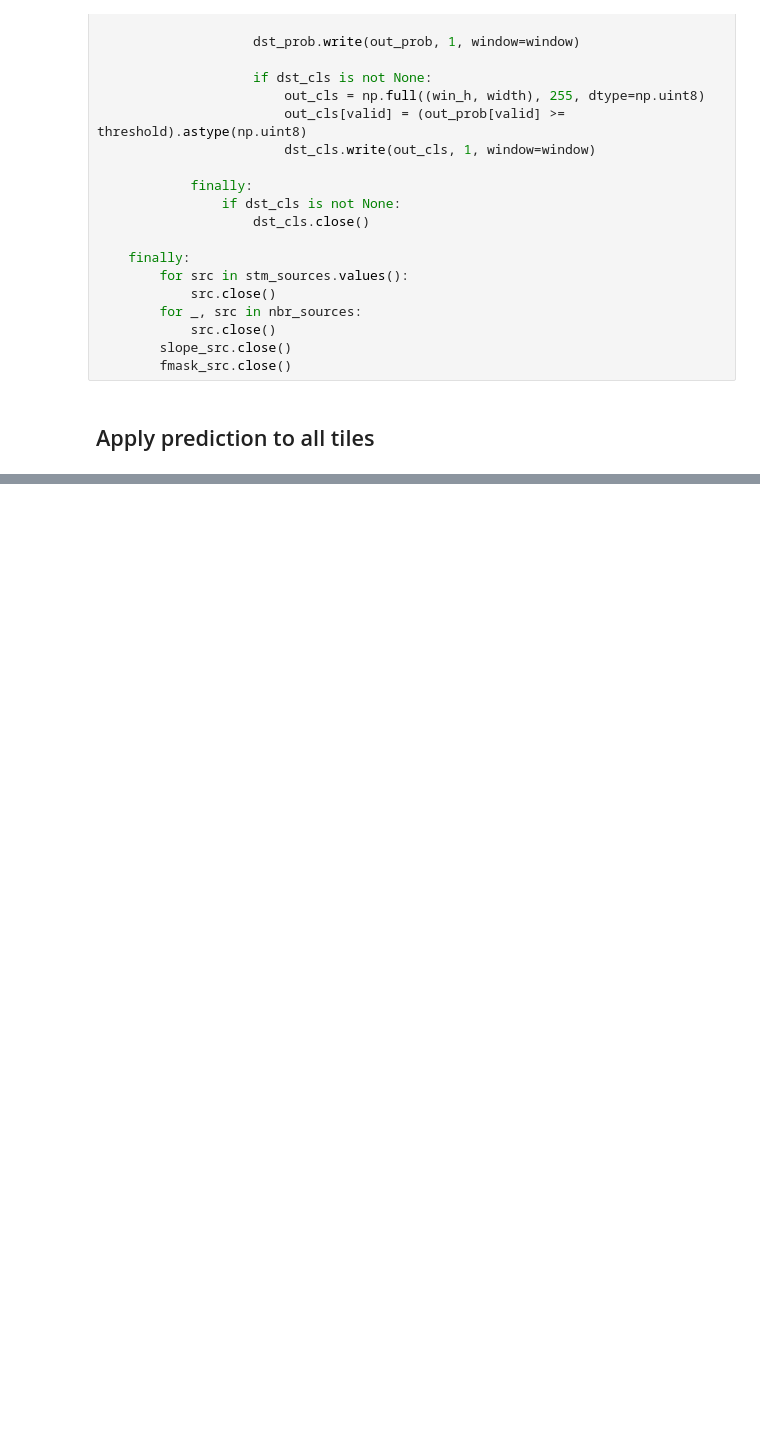
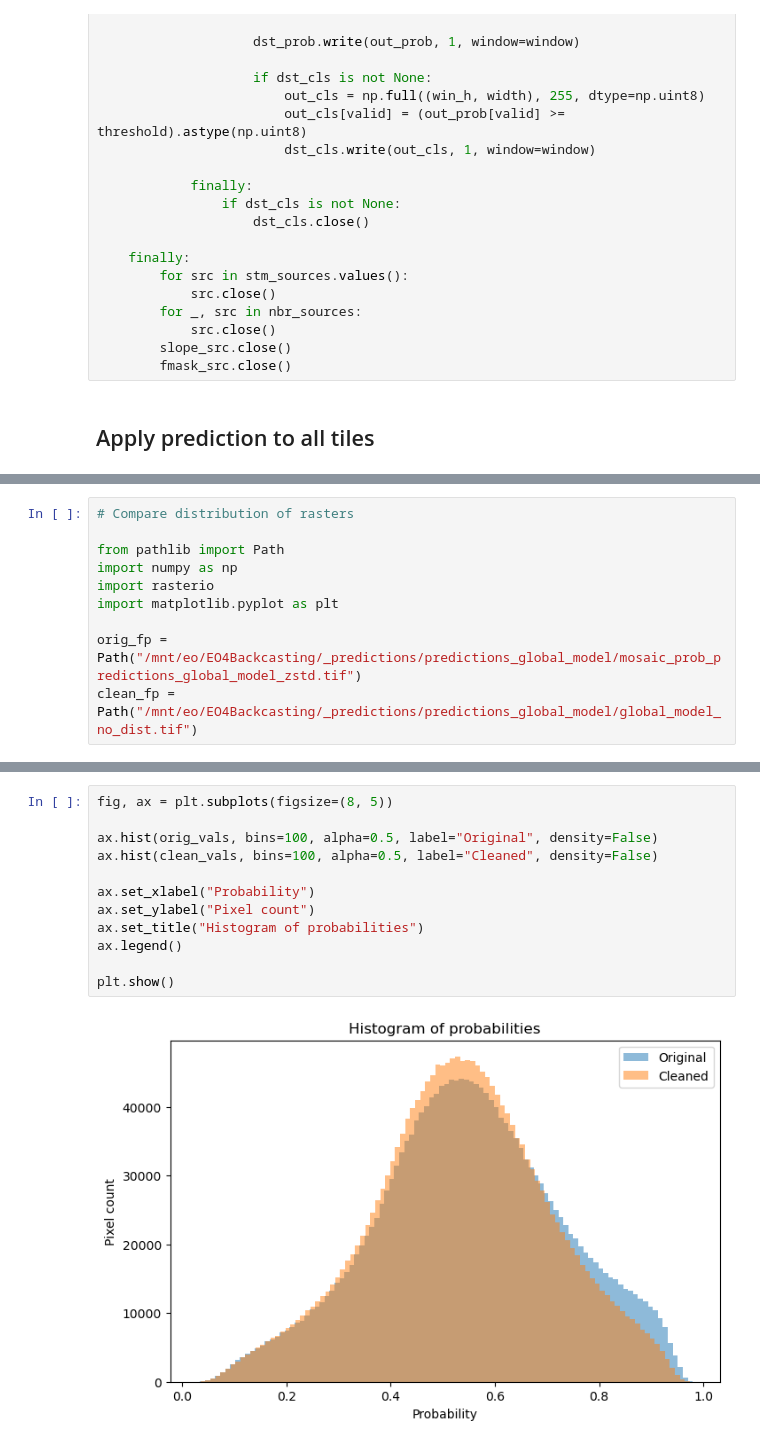
Before and after one commit to MandLisa/Landsat_BackCasting, a Jupyter notebook: scripts/xgboost_backcasting_predict_all_tiles_stm.ipynb, the cells around one changed output, grey strips where cells are left out. Drawn from its saved outputs; the diff is of its cells as text; blank space fills up the shorter version.

```diff
--- a/scripts/xgboost_backcasting_predict_all_tiles_stm.ipynb
+++ b/scripts/xgboost_backcasting_predict_all_tiles_stm.ipynb
@@ -810,0 +1084,10 @@ plt.show()
+# %%
+# Compare distribution of rasters
+
+from pathlib import Path
+import numpy as np
+import rasterio
+import matplotlib.pyplot as plt
+
+orig_fp = Path("/mnt/eo/EO4Backcasting/_predictions/predictions_global_model/mosaic_prob_predictions_global_model_zstd.tif")
+clean_fp = Path("/mnt/eo/EO4Backcasting/_predictions/predictions_global_model/global_model_no_dist.tif")
@@ -810,0 +1145,14 @@ plt.show()
+# %%
+fig, ax = plt.subplots(figsize=(8, 5))
+
+ax.hist(orig_vals, bins=100, alpha=0.5, label="Original", density=False)
+ax.hist(clean_vals, bins=100, alpha=0.5, label="Cleaned", density=False)
+
+ax.set_xlabel("Probability")
+ax.set_ylabel("Pixel count")
+ax.set_title("Histogram of probabilities")
+ax.legend()
+
+plt.show()
+# %% [output]
+[figure, added]
```
Also changed, not shown: parts of 13 cells of this notebook, 1 other file.
